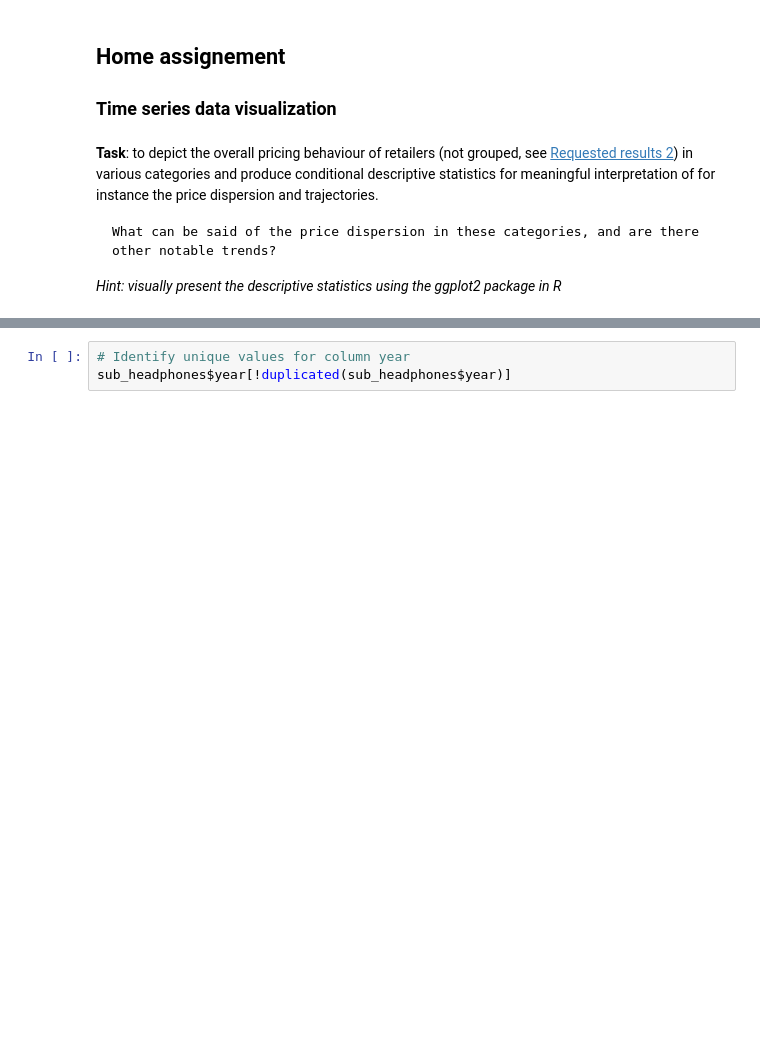
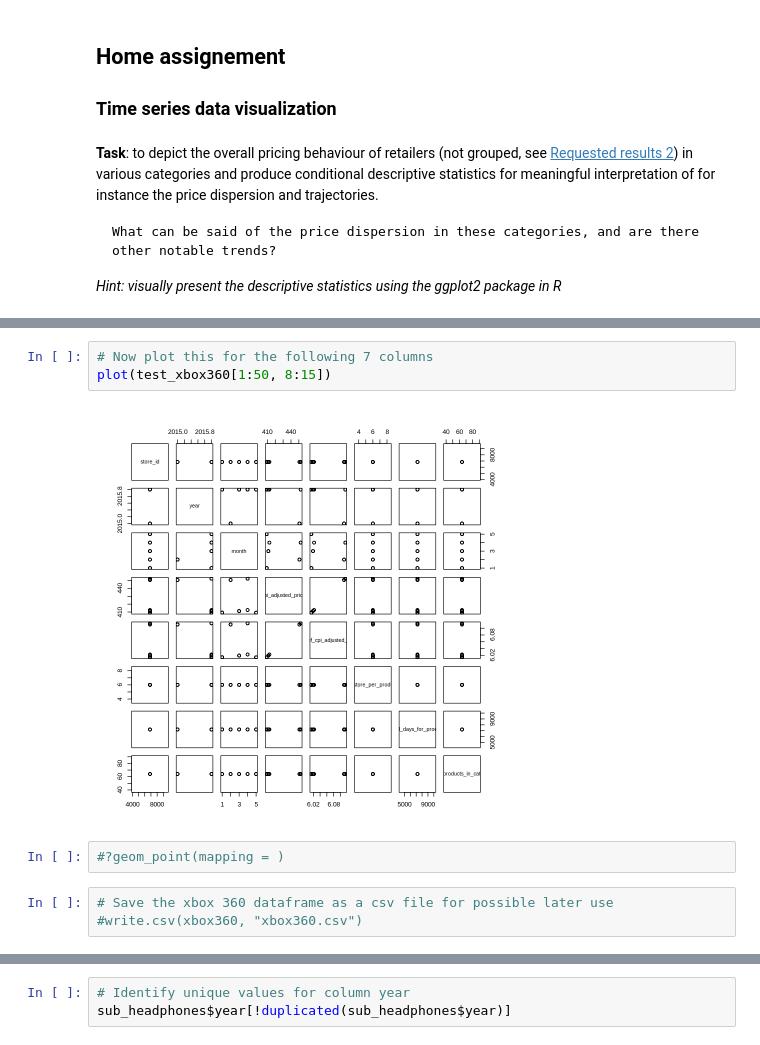
Before and after one commit to dnzengou/du_r, a Jupyter notebook: r-experiments/r_price-dispersion/r-project_scripts/home_assignement_timeseries_R.ipynb, the cells around one changed output, grey strips where cells are left out. Drawn from its saved outputs; the diff is of its cells as text; blank space fills up the shorter version.

```diff
--- a/r-experiments/r_price-dispersion/r-project_scripts/home_assignement_timeseries_R.ipynb
+++ b/r-experiments/r_price-dispersion/r-project_scripts/home_assignement_timeseries_R.ipynb
@@ -156,0 +451,10 @@ A psych: 14 × 8
+# %%
+# Now plot this for the following 7 columns
+plot(test_xbox360[1:50, 8:15])
+# %% [output]
+[figure, added]
+# %%
+#?geom_point(mapping = )
+# %%
+# Save the xbox 360 dataframe as a csv file for possible later use
+#write.csv(xbox360, "xbox360.csv")
```
Also changed, not shown: parts of 207 cells of this notebook.
